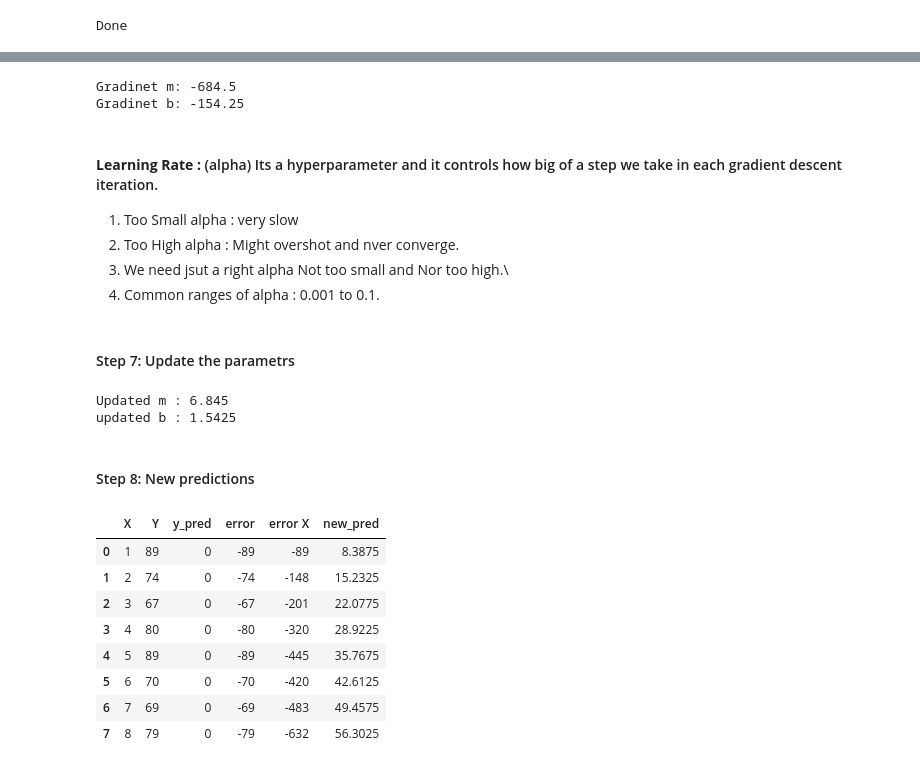
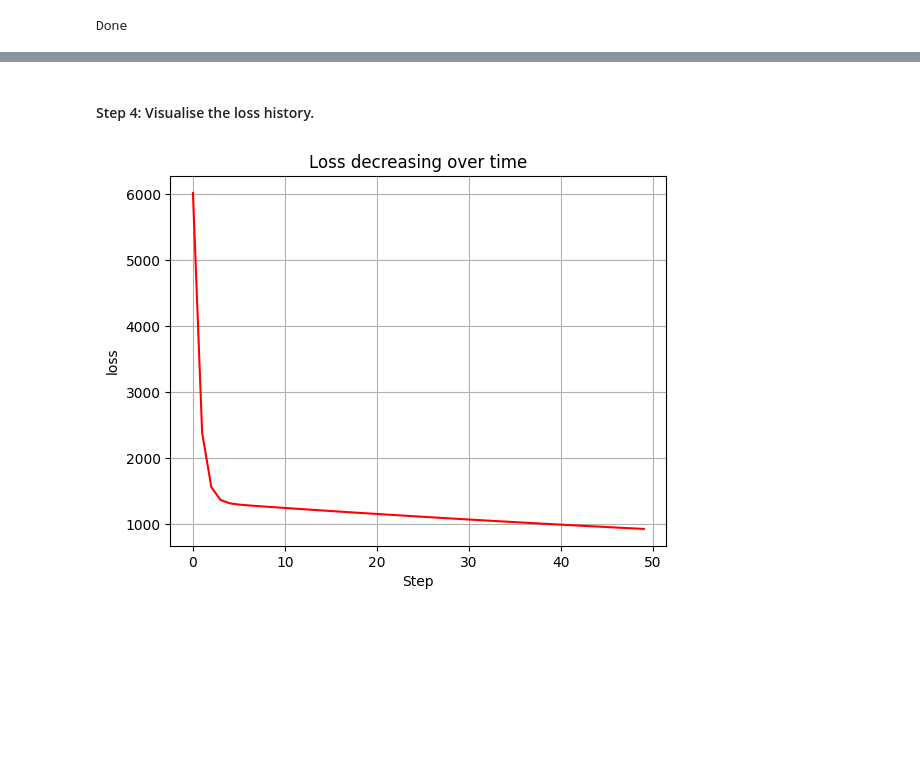
Before and after one commit to ather-ops/Supervised-ML-from-scratch, a Jupyter notebook: linear-regression/Linear -regression-part-II.ipynb, the cells around one changed output, grey strips where cells are left out. Saved outputs shown, nothing was run; the diff lists cells and outputs as text; code cells hidden in the pictures; blank space fills up the shorter version.

```diff
--- a/linear-regression/Linear -regression-part-II.ipynb
+++ b/linear-regression/Linear -regression-part-II.ipynb
@@ -16,12 +106,15 @@
 # %%
 import pandas as pd
 from matplotlib import pyplot as plt
+import numpy as np
 
 data={
     "X":[1,2,3,4,5,6,7,8],
     "Y":[89,74,67,80,89,70,69,79]
 }
 df=pd.DataFrame(data)
+X=df["X"].values
+Y=df["Y"].values
 df
 # %% [output]
 |  | X | Y |
@@ -89,42 +171,11 @@ Total Error : -617
-# %%
-n=len(df)
-gradient_m=(2/n)*df["error X"].sum()
-gradinet_b=(2/n)*Total_error
-print("Gradinet m:",gradient_m)
-print("Gradinet b:",gradinet_b)
-# %% [output]
-Gradinet m: -684.5
-Gradinet b: -154.25
-# %% [markdown]
-#### **Learning Rate :** (alpha) Its a hyperparameter and it controls how big of a step we take in each gradient descent iteration.
-1. Too Small alpha : very slow
-2. Too High alpha : Might overshot and nver converge.
-3. We need jsut a right alpha Not too small and Nor too high.\
-4. Common ranges of alpha : 0.001 to 0.1.
-# %% [markdown]
-#### Step 7: Update the parametrs
-# %%
-lr=0.01
-update_m=m-lr*gradient_m
-update_b=b-lr*gradinet_b
-print("Updated m :",update_m)
-print("updated b :",update_b)
-# %% [output]
-Updated m : 6.845
-updated b : 1.5425
 # %% [markdown]
-#### Step 8: New predictions
+#### Step 4: Visualise the loss history.
 # %%
-df["new_pred"]=update_m*df["X"]+update_b
-df
+plt.plot(loss_history,color='red')
+plt.title("Loss decreasing over time")
+plt.xlabel("Step")
+plt.ylabel("loss")
+plt.grid(True)
 # %% [output]
-|  | X | Y | y_pred | error | error X | new_pred |
-| 0 | 1 | 89 | 0 | -89 | -89 | 8.3875 |
-| 1 | 2 | 74 | 0 | -74 | -148 | 15.2325 |
-| 2 | 3 | 67 | 0 | -67 | -201 | 22.0775 |
-| 3 | 4 | 80 | 0 | -80 | -320 | 28.9225 |
-| 4 | 5 | 89 | 0 | -89 | -445 | 35.7675 |
-| 5 | 6 | 70 | 0 | -70 | -420 | 42.6125 |
-| 6 | 7 | 69 | 0 | -69 | -483 | 49.4575 |
-| 7 | 8 | 79 | 0 | -79 | -632 | 56.3025 |
+[figure, added]
 # %% [markdown]
```
Also changed, not shown: parts of 16 cells of this notebook, 9 other files.
